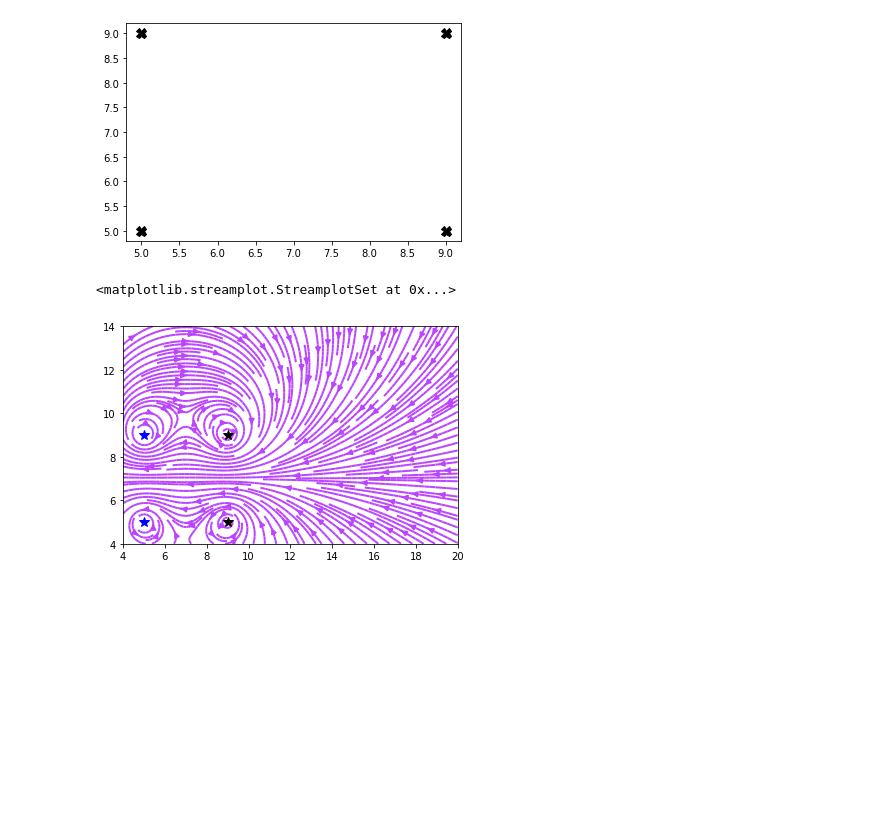
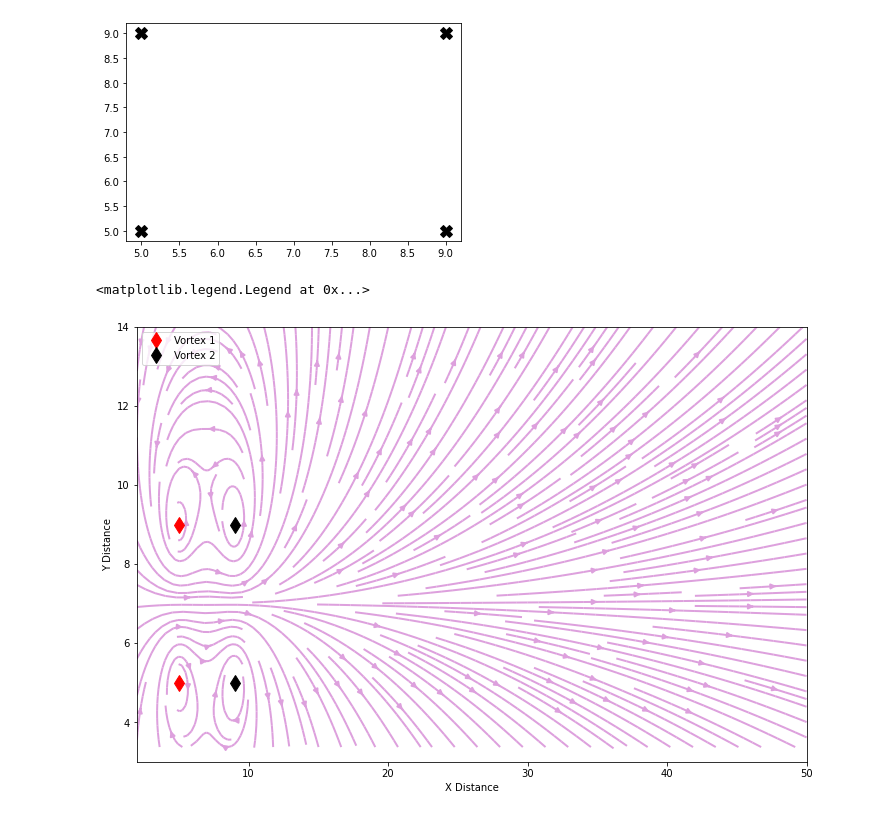
Before and after one commit to whosneha/Fluids_Assignment2, a Jupyter notebook: LeapFrog.ipynb, the cells around one changed output. Drawn from its saved outputs; the diff is of its cells as text; code cells hidden in the pictures; blank space fills up the shorter version.

```diff
--- a/LeapFrog.ipynb
+++ b/LeapFrog.ipynb
@@ -21,17 +25,18 @@ Nsteps = 60
 ## Setting the intial conditions for the vortex center and circulation
 y_v=np.array([5,5,9,9])
 x_v=np.array([5,9,5,9])
-k_v=np.array([1,1,-1,-1])
+k_v=np.array([2,2,-2,-2])
 # %%
 #Intial Plot of the Vortices
 plt.ion()
 fig, ax = plt.subplots(1,1)
-p, = ax.plot(x_v,y_v, 'kX', markersize=10)
+p, = ax.plot(x_v,y_v, 'kX', markersize=12)
 
 
 #Intial velocity streamline
 ngrid = 2
-Y, X = np.mgrid[4:14:360j,4:20:360j]
+## I find that it is easier to use values that correspond to a grid that is more relevant to vortex coords.
+Y, X = np.mgrid[3:14:360j,2:50:360j]
 
 vel_x=np.zeros(np.shape(Y))
 vel_y=np.zeros(np.shape(Y))
@@ -80,11 +104,19 @@ def advance_vortex(x_curr,y_curr,x_vel,y_vel,time):
-# %%
-#Looking at the vortex for starting time.
-x,y = loop_vortex(X[0], Y[:,0], x_v, y_v, k_v, r_mask)
-plt.plot(x_v[0], y_v[0], 'b*', markersize=10)
-plt.plot(x_v[1], y_v[1], 'k*', markersize=10)
-plt.plot(x_v[2], y_v[2], 'b*', markersize=10)
-plt.plot(x_v[3], y_v[3], 'k*', markersize=10)
-plt.streamplot(X,Y,x,y,density=[2,2],color=y,linewidth=2, cmap='cool')
-# %% [output]
-<matplotlib.streamplot.StreamplotSet at 0x...>
-[figure, removed]
+# %%
+#Looking at the vortex for starting time.
+x,y = loop_vortex(X[0], Y[:,0], x_v, y_v, k_v, r_mask)
+# Take the first and third element of the array and name it vortex 1 and then take the second and fourth name it vortex 2
+vort_1_x=np.array([x_v[0],x_v[2]])
+vort_1_y=np.array([y_v[0],y_v[2]])
+vort_2_x=np.array([x_v[1],x_v[3]])
+vort_2_y=np.array([y_v[1],y_v[3]])
+## Test Method to plot the intial image of the vortex ring.
+plt.figure(figsize=(12, 8))
+plt.plot(vort_1_x,vort_1_y,'rd',markersize=12,label='Vortex 1')
+plt.plot(vort_2_x,vort_2_y,'kd',markersize=12,label='Vortex 2')
+plt.streamplot(X,Y,x,y,density=[2,2],linewidth=2,color='plum')
+plt.xlabel('X Distance')
+plt.ylabel('Y Distance')
+plt.legend(loc="upper left")
+# %% [output]
+<matplotlib.legend.Legend at 0x...>
+[figure, added]
```
Also changed, not shown: parts of 8 cells of this notebook, 1 other file.
